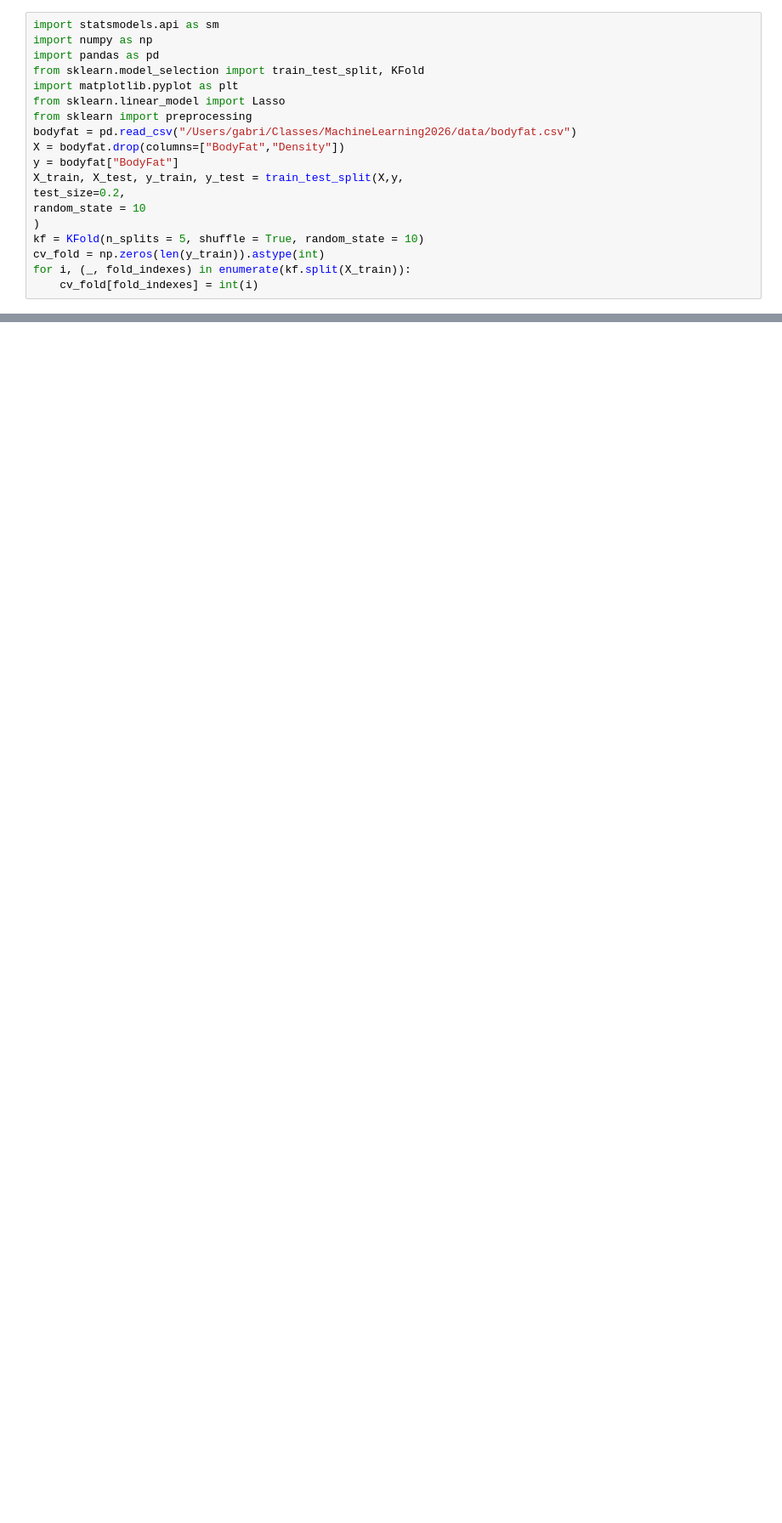
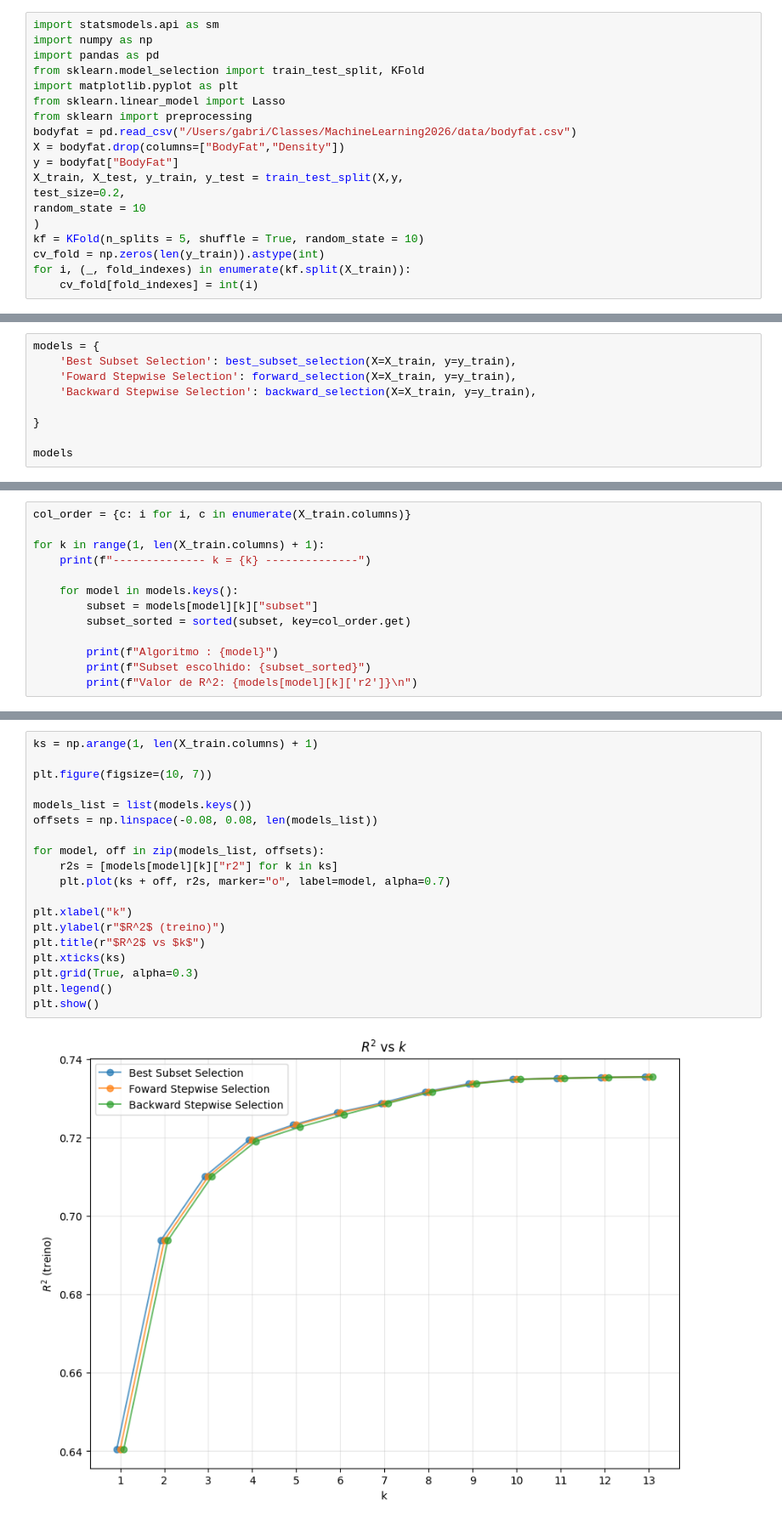
Before and after one commit to gvcf20/MachineLearning2026, a Jupyter notebook: Listas/Lista1/q5.ipynb, the cells around one changed output, grey strips where cells are left out. Shown at 85% size. Cells and saved outputs as stored; diff of their text form; blank space fills up the shorter version.

```diff
--- a/Listas/Lista1/q5.ipynb
+++ b/Listas/Lista1/q5.ipynb
@@ -204,0 +211,9 @@ selected
+# %%
+models = {
+    'Best Subset Selection': best_subset_selection(X=X_train, y=y_train),
+    'Foward Stepwise Selection': forward_selection(X=X_train, y=y_train),
+    'Backward Stepwise Selection': backward_selection(X=X_train, y=y_train),
+
+}
+
+models
@@ -204,0 +239,13 @@ selected
+# %%
+col_order = {c: i for i, c in enumerate(X_train.columns)}
+
+for k in range(1, len(X_train.columns) + 1):
+    print(f"-------------- k = {k} --------------")
+
+    for model in models.keys():
+        subset = models[model][k]["subset"]
+        subset_sorted = sorted(subset, key=col_order.get)
+
+        print(f"Algoritmo : {model}")
+        print(f"Subset escolhido: {subset_sorted}")
+        print(f"Valor de R^2: {models[model][k]['r2']}\n")
@@ -204,0 +270,21 @@ selected
+# %%
+ks = np.arange(1, len(X_train.columns) + 1)
+
+plt.figure(figsize=(10, 7))
+
+models_list = list(models.keys())
+offsets = np.linspace(-0.08, 0.08, len(models_list))
+
+for model, off in zip(models_list, offsets):
+    r2s = [models[model][k]["r2"] for k in ks]
+    plt.plot(ks + off, r2s, marker="o", label=model, alpha=0.7)
+
+plt.xlabel("k")
+plt.ylabel(r"$R^2$ (treino)")
+plt.title(r"$R^2$ vs $k$")
+plt.xticks(ks)
+plt.grid(True, alpha=0.3)
+plt.legend()
+plt.show()
+# %% [output]
+[figure, added]
```
Also changed, not shown: parts of 22 cells of this notebook.
